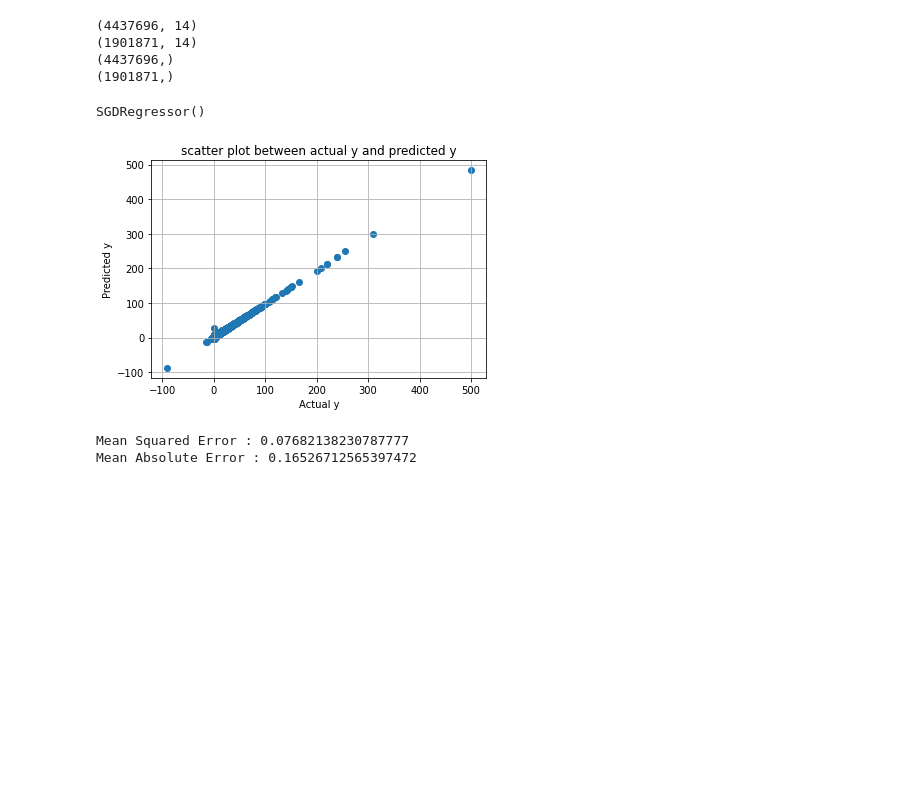
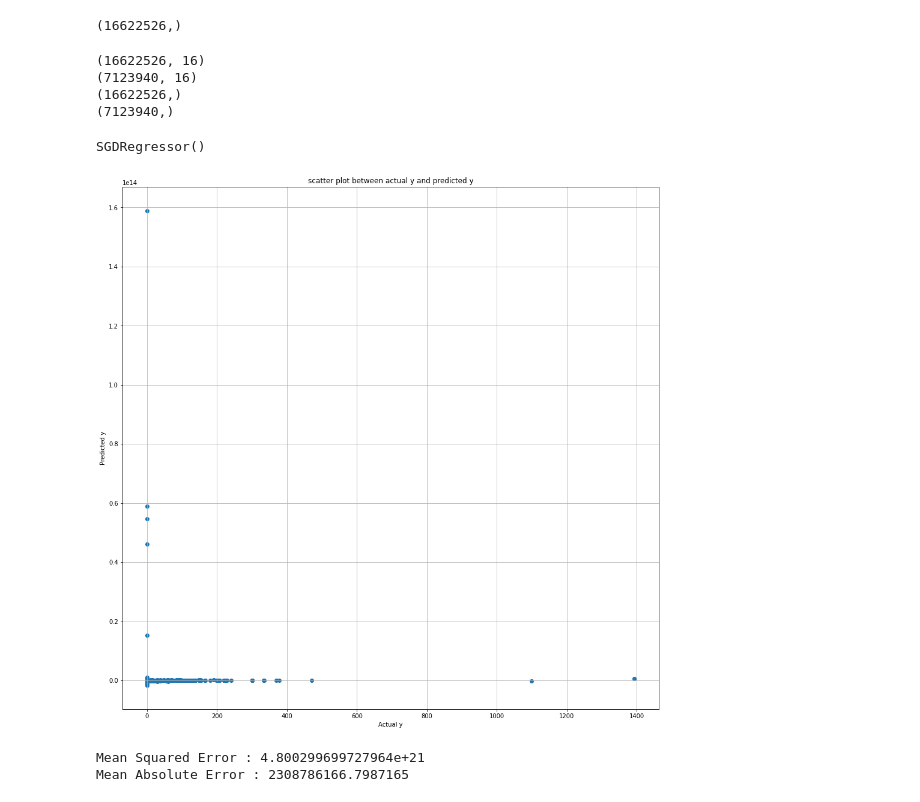
Before and after one commit to anayden/taxi_tips, a Jupyter notebook: notebooks/Taxi dataset.ipynb, the cells around one changed output. Saved outputs shown, nothing was run; the diff lists cells and outputs as text; code cells hidden in the pictures; blank space fills up the shorter version.

```diff
--- a/notebooks/Taxi dataset.ipynb
+++ b/notebooks/Taxi dataset.ipynb
@@ -28,0 +10,37 @@ data.head()
+# %%
+datafiles = ["../data/data-" + str(i+1).zfill(2) + ".csv" for i in range(12)]
+# %%
+# read dataset
+data = None
+for datafile in datafiles:
+    new_data = pd.read_csv(datafile, parse_dates=[1], infer_datetime_format=True, usecols=["VendorID", "tpep_pickup_datetime", "passenger_count", "trip_distance", "PULocationID", "DOLocationID", "payment_type", "fare_amount", "extra", "mta_tax", "tip_amount", "tolls_amount", "improvement_surcharge", "total_amount", "congestion_surcharge"])
+    new_data = new_data.dropna()
+    new_data['pickup_month'] = new_data['tpep_pickup_datetime'].dt.month
+    new_data['pickup_hour'] = new_data['tpep_pickup_datetime'].dt.hour
+    new_data['pickup_day_of_week'] = new_data['tpep_pickup_datetime'].dt.day_of_week
+    new_data = new_data.drop(columns=["tpep_pickup_datetime"])
+    new_data = new_data[new_data['tip_amount'] >= 0]
+    new_data = new_data[new_data['fare_amount'] >= 0]
+    if data is None:
+        data = new_data
+    else:
+        data = pd.concat([data, new_data], ignore_index=True)
+
+
+
+
+
+#data = pd.read_csv('../data/data-01.csv', parse_dates=[1], infer_datetime_format=True, usecols=["VendorID", "tpep_pickup_datetime", "passenger_count", "trip_distance", "PULocationID", "DOLocationID", "payment_type", "fare_amount", "extra", "mta_tax", "tip_amount", "tolls_amount", "improvement_surcharge", "total_amount", "congestion_surcharge"])
+#data = pd.read_csv('../data/data-05.csv', parse_dates=[1], infer_datetime_format=True)
+
+# Extract some additional features
+#data['pickup_month'] = data['tpep_pickup_datetime'].dt.month
+#data['pickup_hour'] = data['tpep_pickup_datetime'].dt.hour
+#data['pickup_day_of_week'] = data['tpep_pickup_datetime'].dt.day_of_week
+
+
+
+# Drop non-numbers
+#data = data.dropna()
+# RatecodeID causes very negative effect on the model
+#data = data.drop(columns=["tpep_pickup_datetime", "tpep_dropoff_datetime", "store_and_fwd_flag", "RatecodeID"])
@@ -29,3 +67,8 @@ data.head()
+# %%
+# reject meaningless data
+#data = data[data['tip_amount'] >= 0]
+#data = data[data['fare_amount'] >= 0]
+data = data.drop(columns=["tpep_pickup_datetime"])
 # %%
 # split 70%/30%
 x_train, x_test = train_test_split(data, test_size=0.3)
@@ -33,3 +78,7 @@ y_train, y_test = x_train['tip_amount'], x_test['tip_amount']
 # Drop column we're predicting from the dataset
 del x_train['tip_amount']
 del x_test['tip_amount']
+# %%
+y_train.shape
+# %% [output]
+(16622526,)
@@ -46,10 +99,10 @@ print(x_test.shape)
 print(y_train.shape)
 print(y_test.shape)
 # %% [output]
-(4437696, 14)
-(1901871, 14)
-(4437696,)
-(1901871,)
+(16622526, 16)
+(7123940, 16)
+(16622526,)
+(7123940,)
 # %%
 clf_ = SGDRegressor()
 # Run the regression
@@ -58,16 +111,18 @@ clf_.fit(x_train, y_train)
 SGDRegressor()
 # %%
 # Plot data
+plt.figure(figsize=(16,16))
 plt.scatter(y_test,clf_.predict(x_test))
 plt.grid()
 plt.xlabel('Actual y')
 plt.ylabel('Predicted y')
 plt.title('scatter plot between actual y and predicted y')
+
 plt.show()
 
 print('Mean Squared Error :',mean_squared_error(y_test, clf_.predict(x_test)))
 print('Mean Absolute Error :',mean_absolute_error(y_test, clf_.predict(x_test)))
 # %% [output]
-[figure, old version]
+[figure, new version]
-Mean Squared Error : 0.07682138230787777
-Mean Absolute Error : 0.16526712565397472
+Mean Squared Error : 4.800299699727964e+21
+Mean Absolute Error : 2308786166.7987165
```
Also changed, not shown: parts of 8 cells of this notebook, 14 other files.
